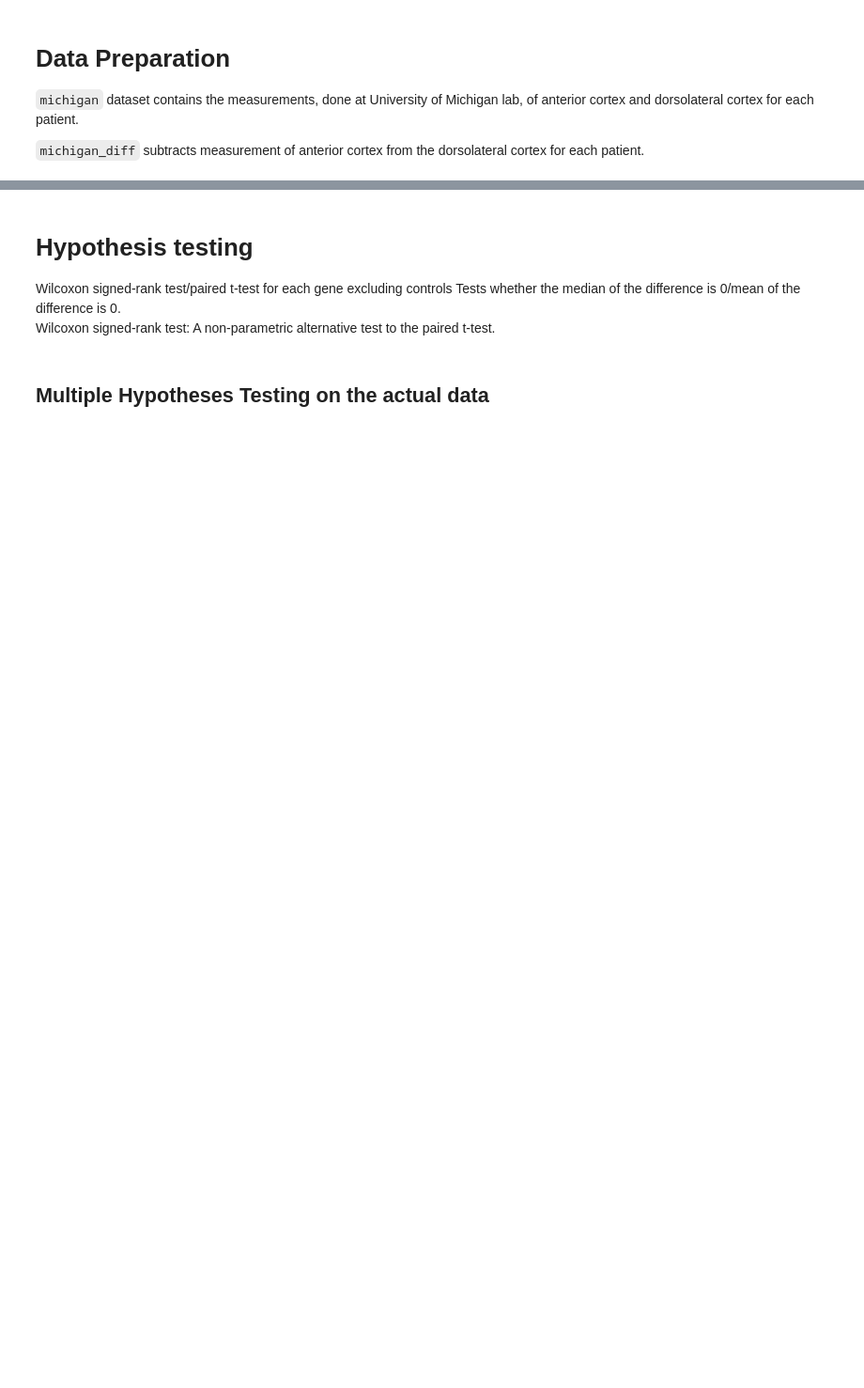
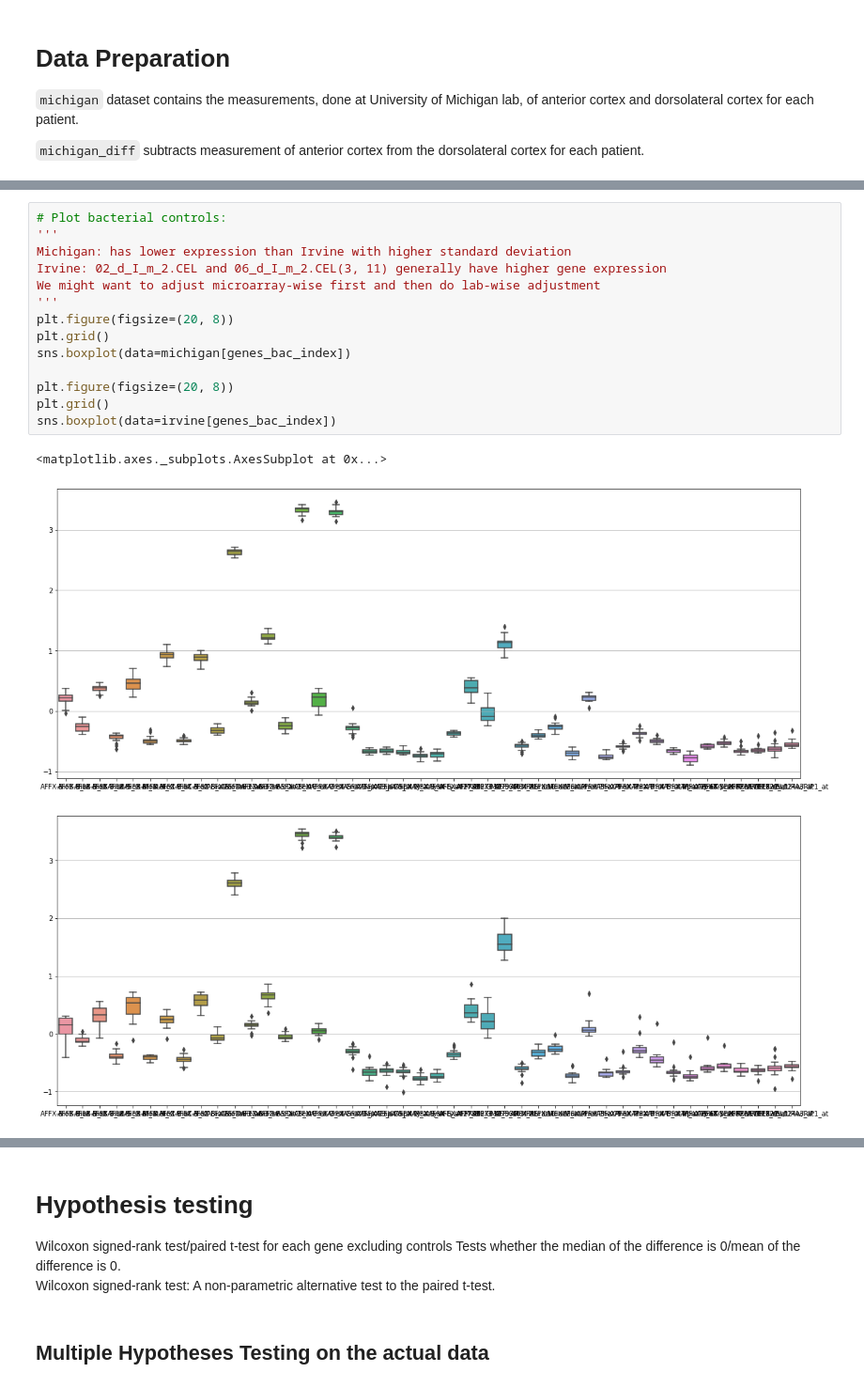
Before and after one commit to unique-subedi/604-gene-expression, a Jupyter notebook: Ahn_gene_expression_master.ipynb, the cells around one changed output, grey strips where cells are left out. Shown at 94% size. Cells and saved outputs as stored; diff of their text form; blank space fills up the shorter version.

```diff
--- a/Ahn_gene_expression_master.ipynb
+++ b/Ahn_gene_expression_master.ipynb
@@ -59,0 +81,18 @@ irvine_diff.index = "patient" + irvine_diff.index.str[:2]
+# %%
+# Plot bacterial controls:
+'''
+Michigan: has lower expression than Irvine with higher standard deviation
+Irvine: 02_d_I_m_2.CEL and 06_d_I_m_2.CEL(3, 11) generally have higher gene expression
+We might want to adjust microarray-wise first and then do lab-wise adjustment
+'''
+plt.figure(figsize=(20, 8))
+plt.grid()
+sns.boxplot(data=michigan[genes_bac_index])
+
+plt.figure(figsize=(20, 8))
+plt.grid()
+sns.boxplot(data=irvine[genes_bac_index])
+# %% [output]
+<matplotlib.axes._subplots.AxesSubplot at 0x...>
+[figure, added]
+[figure, added]
```
Also changed, not shown: parts of 17 cells of this notebook.
